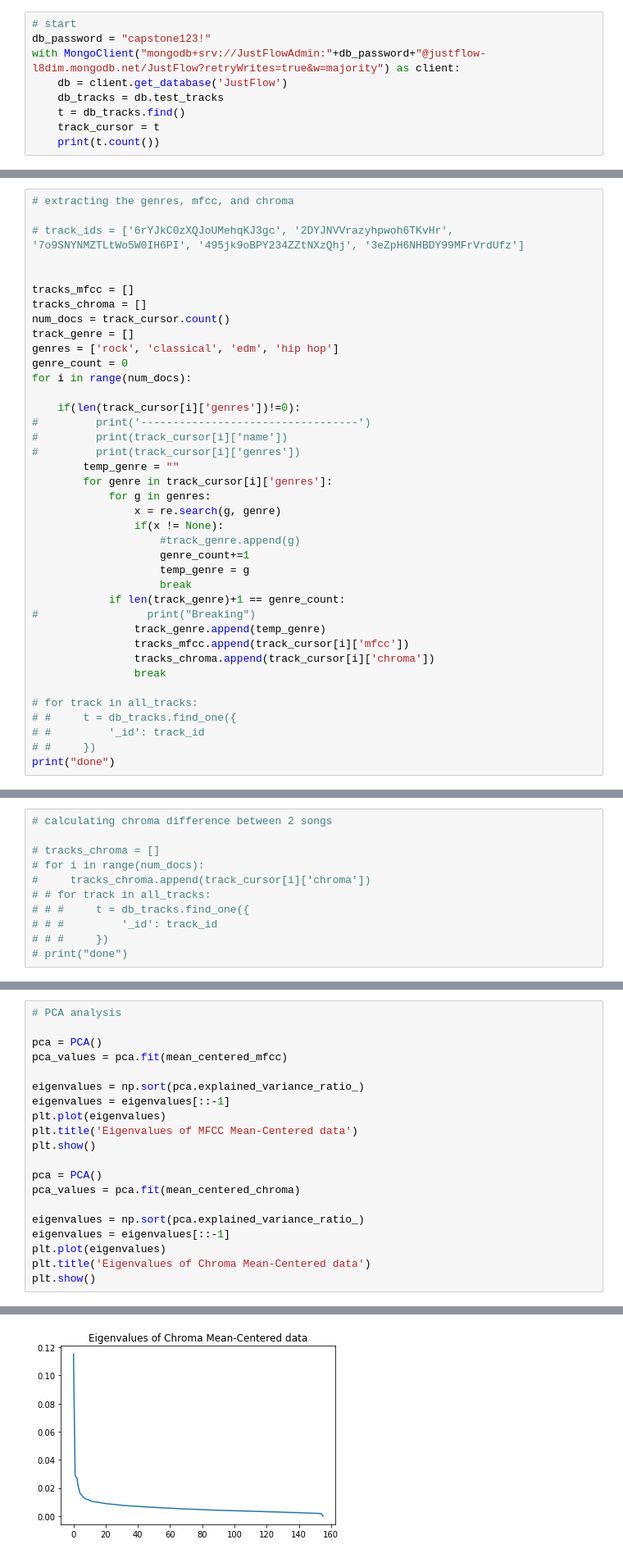
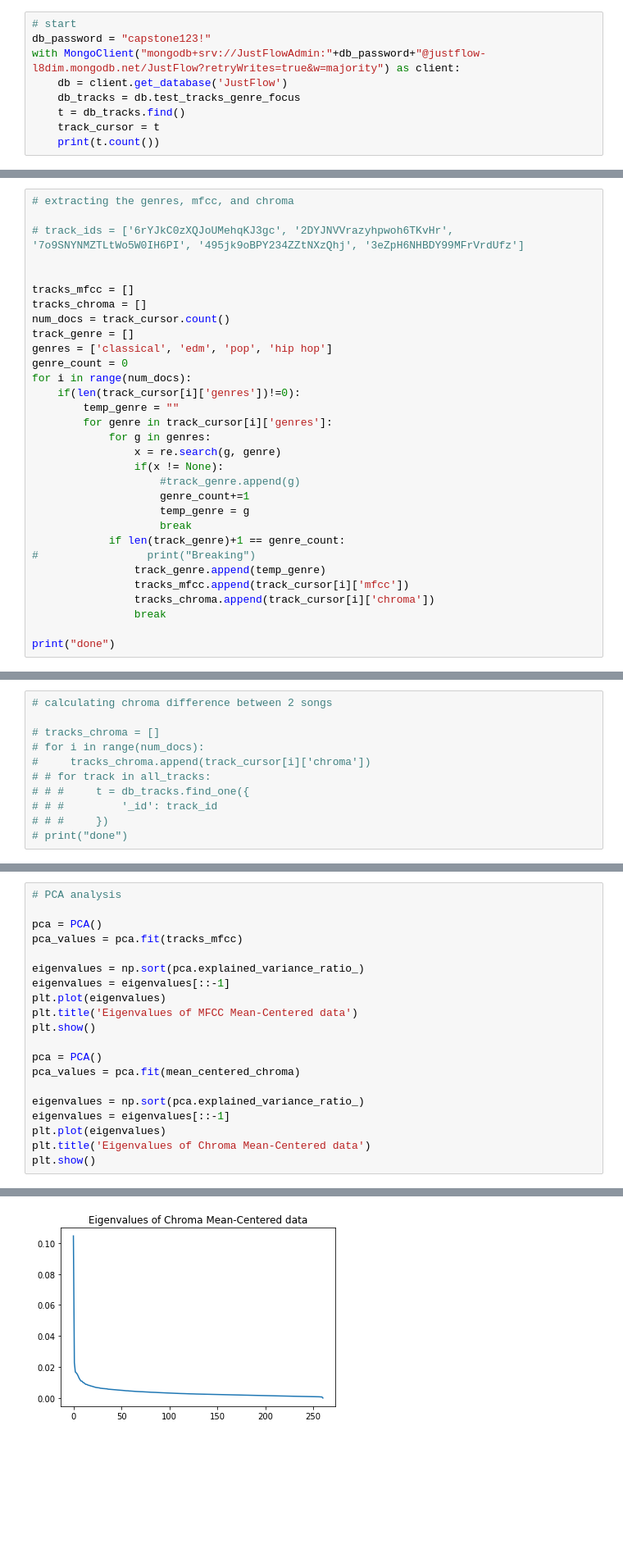
Before and after one commit to LukeMedeiros/JustFlow-notebooks, a Jupyter notebook: Bens-Notebooks/VisualizationV1.ipynb, the cells around one changed output, grey strips where cells are left out. Shown at 82% size. Saved outputs shown, nothing was run; the diff lists cells and outputs as text; blank space fills up the shorter version.

```diff
--- a/Bens-Notebooks/VisualizationV1.ipynb
+++ b/Bens-Notebooks/VisualizationV1.ipynb
@@ -12,7 +15,7 @@ import re
 db_password = "capstone123!"
 with MongoClient("mongodb+srv://JustFlowAdmin:"+db_password+"@justflow-l8dim.mongodb.net/JustFlow?retryWrites=true&w=majority") as client:
     db = client.get_database('JustFlow')
-    db_tracks = db.test_tracks
+    db_tracks = db.test_tracks_genre_focus
     t = db_tracks.find()
     track_cursor = t
     print(t.count())
@@ -28,14 +31,10 @@ tracks_mfcc = []
 tracks_chroma = []
 num_docs = track_cursor.count()
 track_genre = []
-genres = ['rock', 'classical', 'edm', 'hip hop']
+genres = ['classical', 'edm', 'pop', 'hip hop']
 genre_count = 0
 for i in range(num_docs):
-
     if(len(track_cursor[i]['genres'])!=0):
-#         print('----------------------------------')
-#         print(track_cursor[i]['name'])
-#         print(track_cursor[i]['genres'])
         temp_genre = ""
         for genre in track_cursor[i]['genres']:
             for g in genres:
@@ -52,10 +51,6 @@ for i in range(num_docs):
                 tracks_chroma.append(track_cursor[i]['chroma'])
                 break
 
-# for track in all_tracks:
-# #     t = db_tracks.find_one({
-# #         '_id': track_id
-# #     })
 print("done")
 # %% [output]
 done
@@ -107,7 +88,7 @@ for chroma in mean_centered_chroma:
 # PCA analysis
 
 pca = PCA()
-pca_values = pca.fit(mean_centered_mfcc)
+pca_values = pca.fit(tracks_mfcc)
 
 eigenvalues = np.sort(pca.explained_variance_ratio_)
 eigenvalues = eigenvalues[::-1]
@@ -128 +109 @@ plt.show()
-[figure, old version]
+[figure, new version]
```
Also changed, not shown: parts of 13 cells of this notebook.
